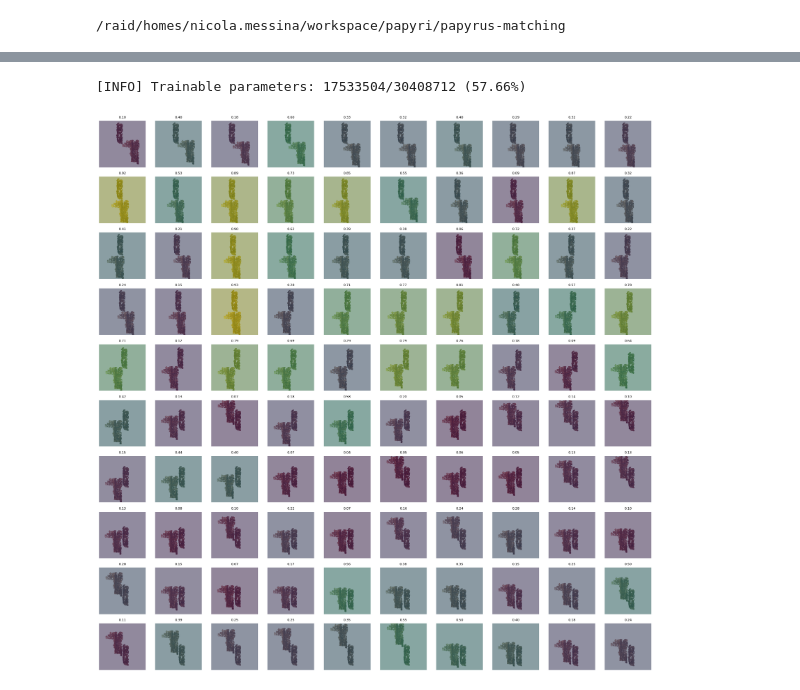
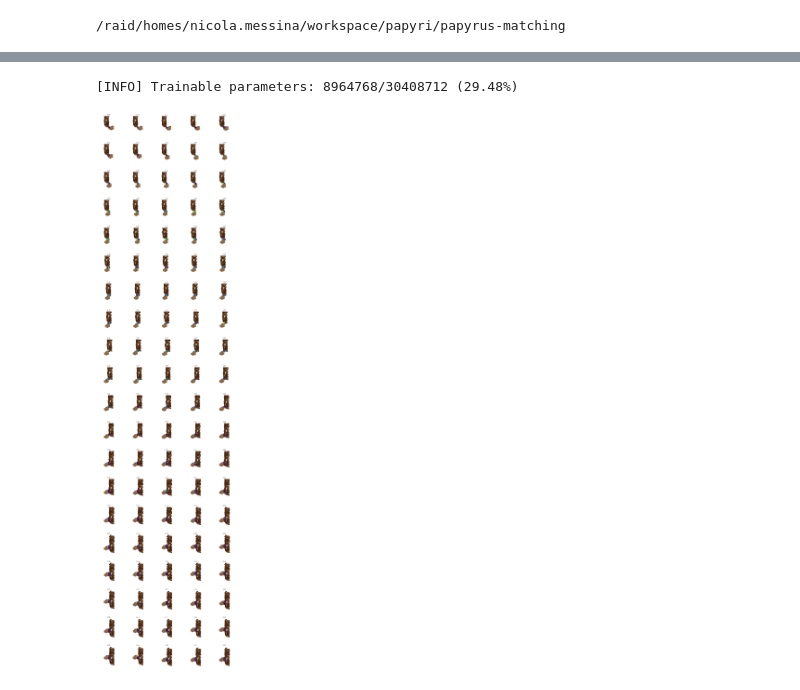
Before and after one commit to mesnico/papyrus-matching, a Jupyter notebook: papyrus_matching/inference_realistic.ipynb, the cells around one changed output, grey strips where cells are left out. Cells and saved outputs as stored; diff of their text form; code cells hidden in the pictures.

Commit message:
random flip, random rgba shift in synth_pos, less trainable params, inference

```diff
--- a/papyrus_matching/inference_realistic.ipynb
+++ b/papyrus_matching/inference_realistic.ipynb
@@ -240,7 +18,7 @@ class InferenceDataset(torch.utils.data.Dataset):
 # %%
 root = 'data/for_inference'
 image_name_a = root + "/test_fragment_easy1_L.png"
-image_name_b = root + "/test_fragment_easy1_R.png"
+image_name_b = root + "/test_fragment_hard1_L.png" # "/test_fragment_easy1_R.png"
 
 from torchvision import transforms as T
 transf = T.Compose([
@@ -251,4 +29,4 @@ mask_transf = T.Compose([
     T.ToTensor(),
     T.Resize((224, 224)),
 ])
-dset = InferenceDataset(image_name_a, image_name_b, pad=25, perimeter_points=128, transform=transf, mask_transform=mask_transf)
+dset = InferenceDataset(image_name_a, image_name_b, pad=25, perimeter_points=100, transform=transf, mask_transform=mask_transf, return_final_image=True)
@@ -275,42 +33,46 @@ ax.imshow(patch)
 # %%
 # load the model
-model_path = "runs/lightning_logs/version_6/checkpoints/epoch=6-step=266.ckpt"
-device = torch.device("cuda" if torch.cuda.is_available() else "cpu")
+model_path = "runs/lightning_logs/version_9_pretrained_frozen++_strong_aug_10px_shift_10px_tangent_shift_20px_pad/checkpoints/epoch=22-step=4853.ckpt"
+device = torch.device("cuda:4" if torch.cuda.is_available() else "cpu")
 model = LitPapyrusTR.load_from_checkpoint(model_path)
 encoder = model.eval().to(device)
 # %% [output]
-[INFO] Trainable parameters: 17533504/30408712 (57.66%)
+[INFO] Trainable parameters: 8964768/30408712 (29.48%)
 # %%
 # show images organizing them in a grid
-fig = plt.figure(figsize=(24, 24))
+fig = plt.figure(figsize=(15, 60))
 num_samples = min(100, len(dset))
 
 for i in tqdm.trange(num_samples):
     start = time.time()
     data = dset[i]
     end_loading = time.time()
-    patch, image = data
-    # patch = (patch.numpy().transpose(1, 2, 0) * 255).astype(np.uint8)
-    # image = (image.numpy().transpose(1, 2, 0) * 255).astype(np.uint8)
+    patches, image = data
 
-    # draw a red dot at the center of the mask and rgba
-    # center = (patch.shape[0] // 2, patch.shape[1] // 2)
-    # rr, cc = draw.disk(center, 5, shape=patch.shape[:2])
-    # patch[rr, cc] = [255, 0, 0, 255]
+    image, t_a_full, _, _ = image
 
-    score = encoder(patch.unsqueeze(0).to(device))
-    score = torch.sigmoid(score).squeeze().cpu().item()
+    patches_imgs, t_a_patches, _, middle_points, _, _ = zip(*patches)
+    patches_imgs = torch.stack(patches_imgs).to(device)
+
+    scores = encoder(patches_imgs)
+    with torch.no_grad():
+        scores = torch.sigmoid(scores).cpu()
     end_inference = time.time()
     # print(f"Loading time: {end_loading - start:.3f}s, Inference time: {end_inference - end_loading:.3f}s")
 
-    ax = fig.add_subplot(10, 10, i + 1)
+    ax = fig.add_subplot(20, 5, i + 1)
     # disable axis
     ax.axis('off')
-    color = plt.cm.viridis(score)
-    color = np.concatenate((color[:3], [1.0]))
-    # add the color to the image, with 0.5 alpha
-    image = (0.5 * image + 0.5 * np.array(color[None, None, :]) * 255).astype(np.uint8)
-    ax.set_title(f"{score:.2f}", fontdict={'size': 8})
-    ax.imshow(image)
+    image_np = image
+    for score, mp in zip(scores, middle_points):
+        color = plt.cm.viridis(score)
+        # draw red_dots at the center of the full_image
+        center = mp + t_a_full
+        rr, cc = draw.disk(center, 110, shape=image_np.shape[:2])
+        image_np[rr, cc] = (color[:3] * 255).astype(np.uint8)
+        image_np[rr, cc, 3] = 255 # set alpha to 255
+    pooled_score = scores.mean()
+    ax.set_title(f"{pooled_score:.2f}", fontdict={'size': 8})
+    ax.imshow(image_np)
 # %% [output]
-[figure, old version]
+[figure, new version]
```
Also changed, not shown: parts of 3 cells of this notebook, 6 other files.
